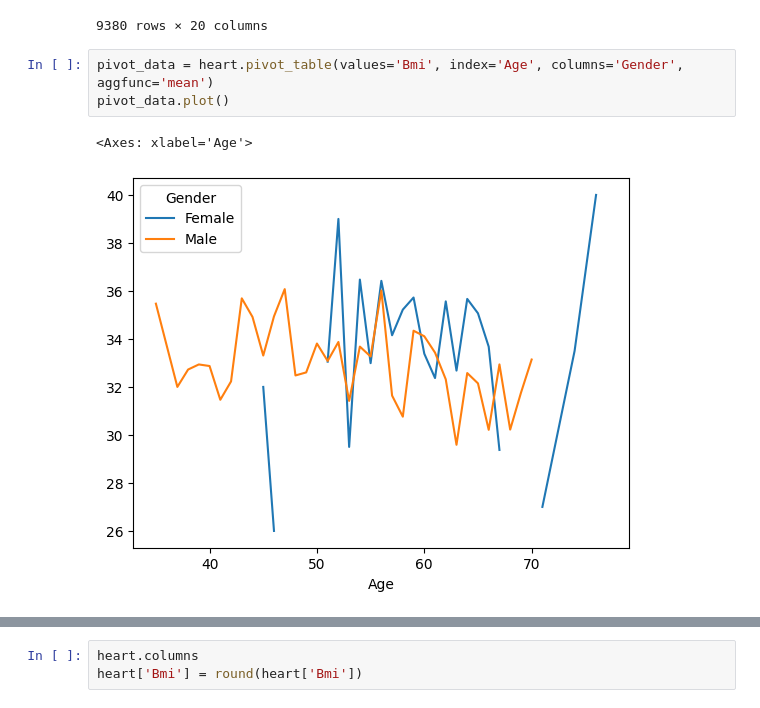
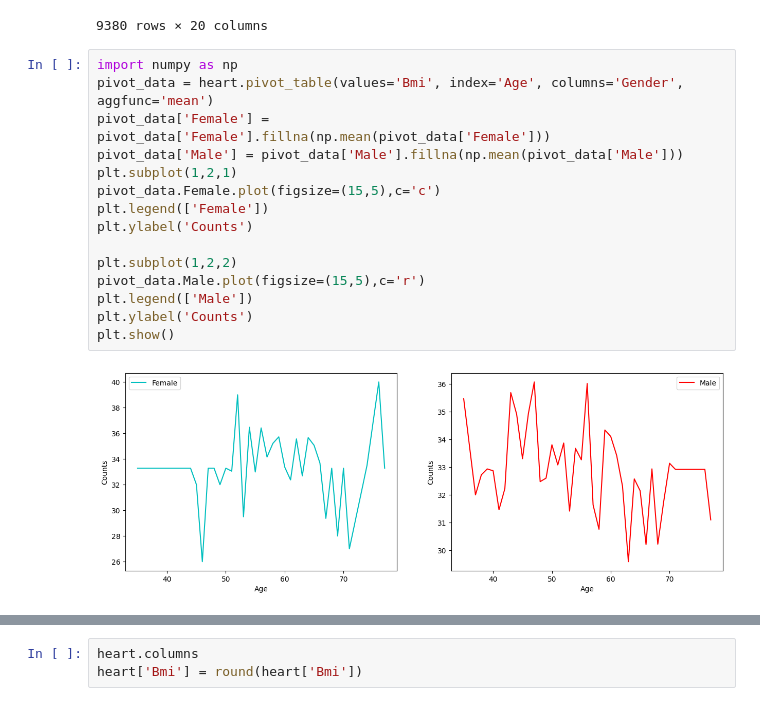
Before and after one commit to VishalRavichandran27/hds5210-2023, a Jupyter notebook: final/final.ipynb, the cells around one changed output, grey strips where cells are left out. Cells and saved outputs as stored; diff of their text form.

```diff
--- a/final/final.ipynb
+++ b/final/final.ipynb
@@ -224,9 +250,20 @@ heart
 | 9378 | Male | 56 | 150 | 95 | 63.0 | 103 | 130 | 0 | 283 | ... |
 | 9379 | Male | 57 | 188 | 57 | 30.0 | 124 | 165 | 0 | 289 | ... |
 9380 rows × 20 columns
-# %%
-pivot_data = heart.pivot_table(values='Bmi', index='Age', columns='Gender', aggfunc='mean')
-pivot_data.plot()
-# %% [output]
-<Axes: xlabel='Age'>
-[figure, removed]
+# %%
+import numpy as np
+pivot_data = heart.pivot_table(values='Bmi', index='Age', columns='Gender', aggfunc='mean')
+pivot_data['Female'] = pivot_data['Female'].fillna(np.mean(pivot_data['Female']))
+pivot_data['Male'] = pivot_data['Male'].fillna(np.mean(pivot_data['Male']))
+plt.subplot(1,2,1)
+pivot_data.Female.plot(figsize=(15,5),c='c')
+plt.legend(['Female'])
+plt.ylabel('Counts')
+
+plt.subplot(1,2,2)
+pivot_data.Male.plot(figsize=(15,5),c='r')
+plt.legend(['Male'])
+plt.ylabel('Counts')
+plt.show()
+# %% [output]
+[figure, added]
```
Also changed, not shown: parts of 15 cells of this notebook.
